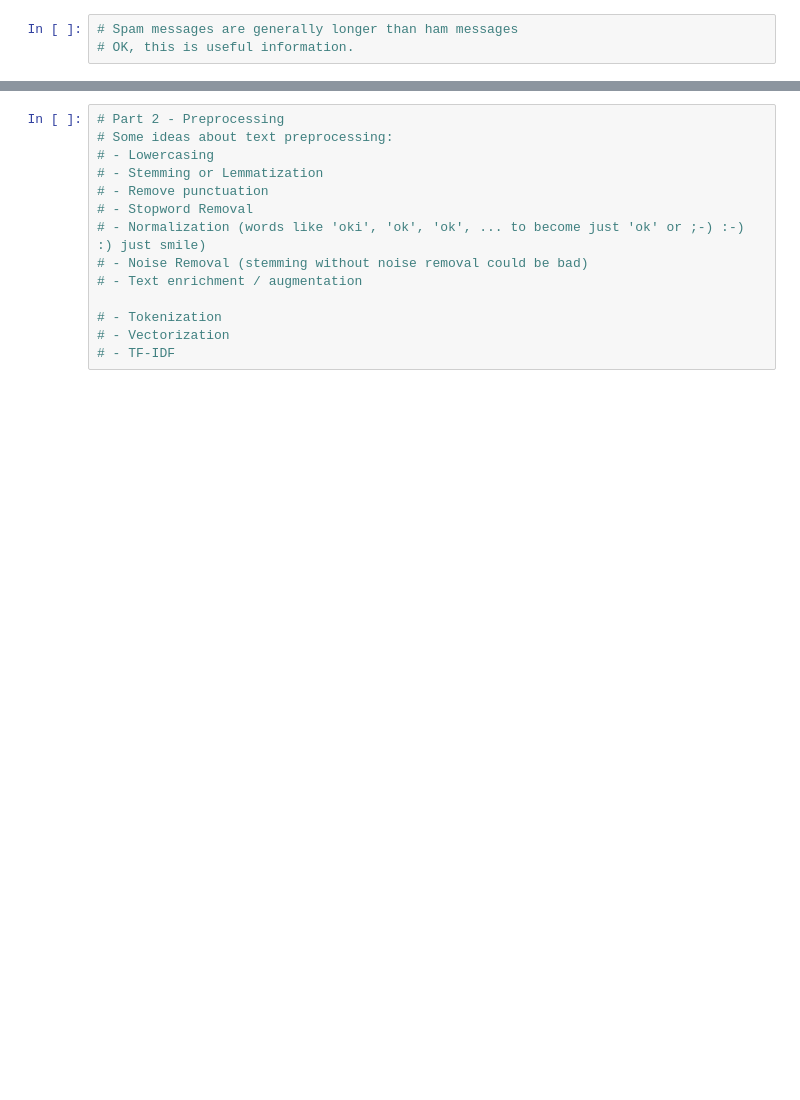
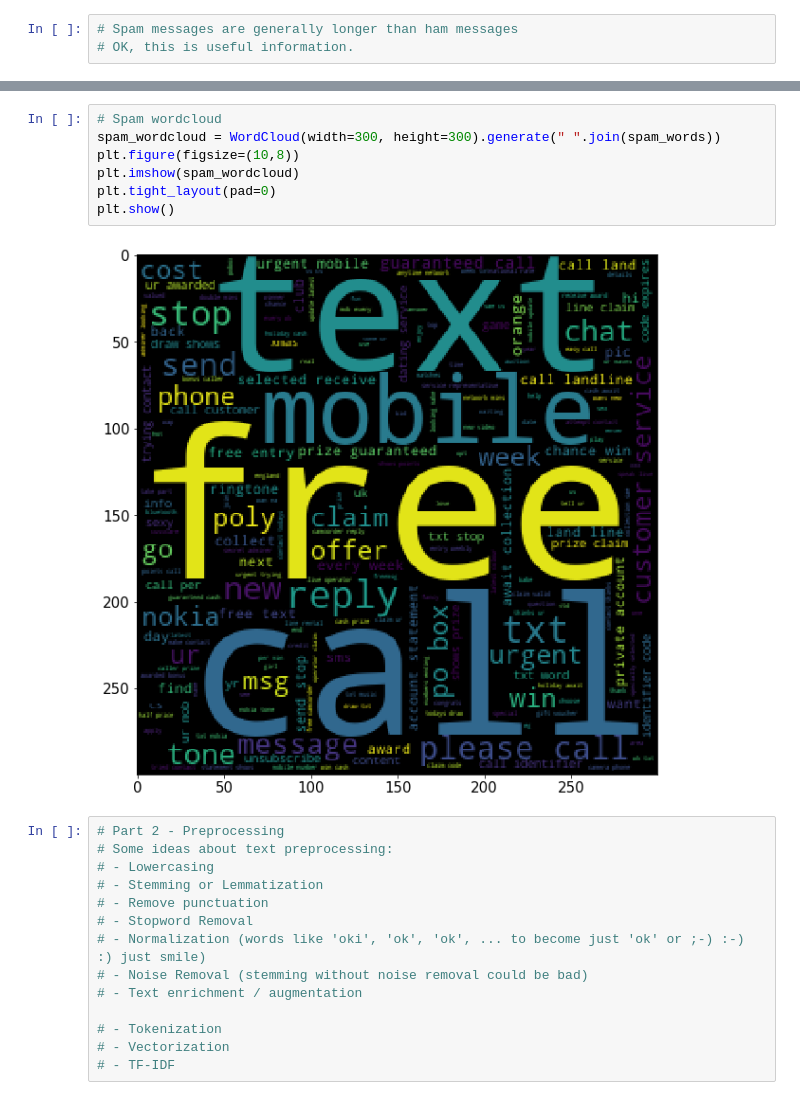
Before and after one commit to segoranov/sms-spam-detection-machine-learning, a Jupyter notebook: sms-spam-detection.ipynb, the cells around one changed output, grey strips where cells are left out. Cells and saved outputs as stored; diff of their text form; blank space fills up the shorter version.

```diff
--- a/sms-spam-detection.ipynb
+++ b/sms-spam-detection.ipynb
@@ -134,3 +184,12 @@ array([<matplotlib.axes._subplots.AxesSubplot object at 0x...>,
+# %%
+# Spam wordcloud
+spam_wordcloud = WordCloud(width=300, height=300).generate(" ".join(spam_words))
+plt.figure(figsize=(10,8))
+plt.imshow(spam_wordcloud)
+plt.tight_layout(pad=0)
+plt.show()
+# %% [output]
+[figure, added]
 # %%
 # Part 2 - Preprocessing
 # Some ideas about text preprocessing:
```
Also changed, not shown: parts of 8 cells of this notebook.
